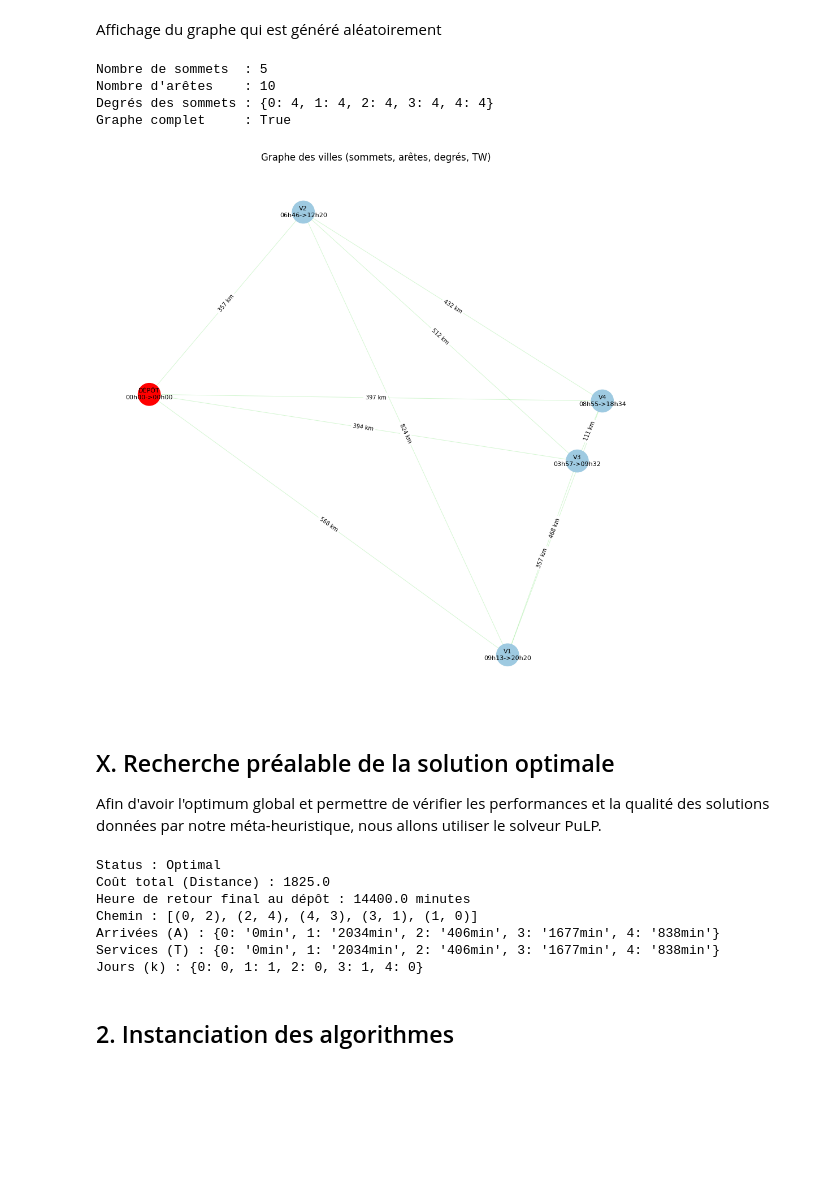
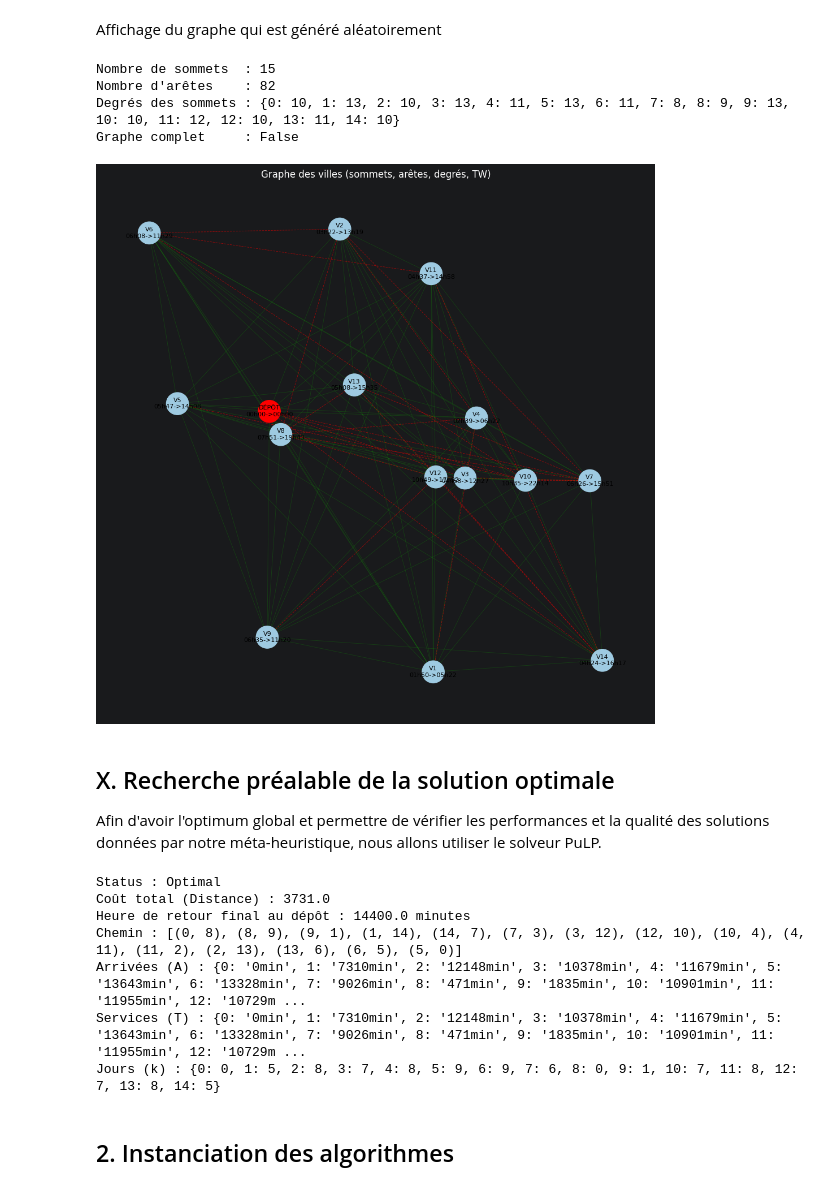
Before and after one commit to FrozX69/RechOp-Gr3, a Jupyter notebook: gpe3-livrable2.ipynb, the cells around one changed output. Drawn from its saved outputs; the diff is of its cells as text; code cells hidden in the pictures; blank space fills up the shorter version.

```diff
--- a/gpe3-livrable2.ipynb
+++ b/gpe3-livrable2.ipynb
@@ -153,8 +153,8 @@ On aura donc la structure suivante :
 # %%
 import numpy as np
 
-NB_VILLES = 5
-POURCENTAGE_ROUTES_BLOQUEES = 0
+NB_VILLES = 15
+POURCENTAGE_ROUTES_BLOQUEES = 20
 
 matrice = np.zeros((NB_VILLES, NB_VILLES), int)
 liste_villes = []
@@ -361,50 +391,50 @@ nx.draw_networkx_edges(
     G, pos,
     edgelist=edges_open,
     edge_color="#11D100",
     width=0.7,
     alpha=0.18
 )
 
 # Arêtes bloquées (rouge pointillé)
 nx.draw_networkx_edges(
     G, pos,
     edgelist=edges_blocked,
     edge_color="#FF0000",
     width=0.7,
     alpha=0.5,
     style="dashed" # pointilé
 )
 
 #--------------------------------------------------------#
 # Affichage des distances sur les arêtes
 #--------------------------------------------------------#
 
-edge_labels = {
-    (u, v): f"{G[u][v]['weight']} km"
-    for u, v in G.edges()
-}
-
-nx.draw_networkx_edge_labels(
-    G,
-    pos,
-    edge_labels=edge_labels,
-    font_size=7,
-    font_color="black"
-)
+# edge_labels = {
+#     (u, v): f"{G[u][v]['weight']} km"
+#     for u, v in G.edges()
+# }
+#
+# nx.draw_networkx_edge_labels(
+#     G,
+#     pos,
+#     edge_labels=edge_labels,
+#     font_size=7,
+#     font_color="black"
+# )
 #--------------------------------------------------------#
 
 nx.draw_networkx_labels(G, pos, labels=node_labels, font_size=8)
 
 plt.title("Graphe des villes (sommets, arêtes, degrés, TW)")
 plt.axis("off")
 plt.tight_layout()
 plt.show()
 # %% [output]
-Nombre de sommets  : 5
-Nombre d'arêtes    : 10
-Degrés des sommets : {0: 4, 1: 4, 2: 4, 3: 4, 4: 4}
-Graphe complet     : True
+Nombre de sommets  : 15
+Nombre d'arêtes    : 82
+Degrés des sommets : {0: 10, 1: 13, 2: 10, 3: 13, 4: 11, 5: 13, 6: 11, 7: 8, 8: 9, 9: 13, 10: 10, 11: 12, 12: 10, 13: 11, 14: 10}
+Graphe complet     : False
-[figure, old version]
+[figure, new version]
 # %% [markdown]
 ## X. Recherche préalable de la solution optimale
 Afin d'avoir l'optimum global et permettre de vérifier les performances et la qualité des solutions données par notre méta-heuristique, nous allons utiliser le solveur PuLP.
@@ -508,12 +538,12 @@ else:
     print("Le problème est impossible. Tes fenêtres temporelles ou tes routes bloquées isolent une ville.")
 # %% [output]
 Status : Optimal
-Coût total (Distance) : 1825.0
+Coût total (Distance) : 3731.0
 Heure de retour final au dépôt : 14400.0 minutes
-Chemin : [(0, 2), (2, 4), (4, 3), (3, 1), (1, 0)]
-Arrivées (A) : {0: '0min', 1: '2034min', 2: '406min', 3: '1677min', 4: '838min'}
-Services (T) : {0: '0min', 1: '2034min', 2: '406min', 3: '1677min', 4: '838min'}
-Jours (k) : {0: 0, 1: 1, 2: 0, 3: 1, 4: 0}
+Chemin : [(0, 8), (8, 9), (9, 1), (1, 14), (14, 7), (7, 3), (3, 12), (12, 10), (10, 4), (4, 11), (11, 2), (2, 13), (13, 6), (6, 5), (5, 0)]
+Arrivées (A) : {0: '0min', 1: '7310min', 2: '12148min', 3: '10378min', 4: '11679min', 5: '13643min', 6: '13328min', 7: '9026min', 8: '471min', 9: '1835min', 10: '10901min', 11: '11955min', 12: '10729m ...
+Services (T) : {0: '0min', 1: '7310min', 2: '12148min', 3: '10378min', 4: '11679min', 5: '13643min', 6: '13328min', 7: '9026min', 8: '471min', 9: '1835min', 10: '10901min', 11: '11955min', 12: '10729m ...
+Jours (k) : {0: 0, 1: 5, 2: 8, 3: 7, 4: 8, 5: 9, 6: 9, 7: 6, 8: 0, 9: 1, 10: 7, 11: 8, 12: 7, 13: 8, 14: 5}
 # %% [markdown]
 ## 2. Instanciation des algorithmes
 # %%
```
Also changed, not shown: parts of 14 cells of this notebook.
